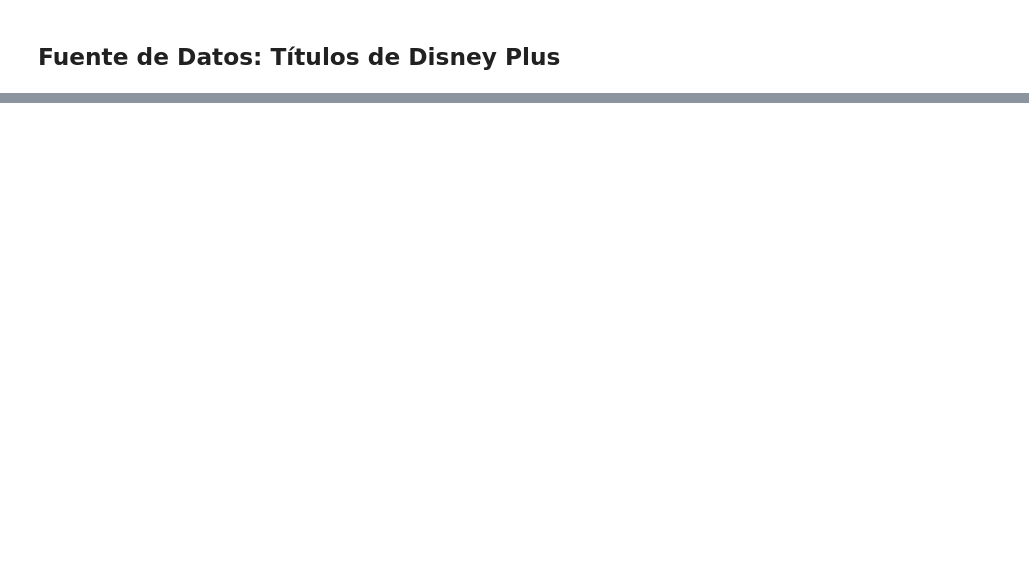
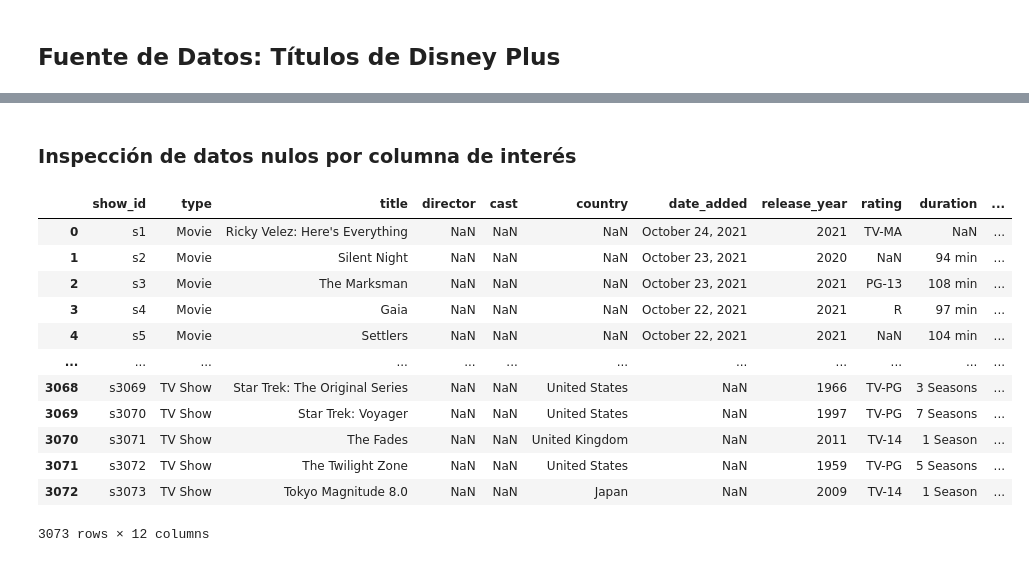
Before and after one commit to JoseSalas98/streaming_catalog_api, a Jupyter notebook: notebooks/eda.ipynb, the cells around one changed output, grey strips where cells are left out. Saved outputs shown, nothing was run; the diff lists cells and outputs as text; code cells hidden in the pictures; blank space fills up the shorter version.

```diff
--- a/notebooks/eda.ipynb
+++ b/notebooks/eda.ipynb
@@ -404,0 +724,21 @@ amz_edit_df = amz_df[columns]
+# %% [markdown]
+<body>
+     <h3> <b> Inspección de datos nulos por columna de interés </b> </h3>
+</body>
+# %%
+#Datos nulos, columna "cast"
+hl_df.loc[hl_df["cast"].isnull()]
+# %% [output]
+|  | show_id | type | title | director | cast | country | date_added | release_year | rating | duration | ... |
+| 0 | s1 | Movie | Ricky Velez: Here's Everything | NaN | NaN | NaN | October 24, 2021 | 2021 | TV-MA | NaN | ... |
+| 1 | s2 | Movie | Silent Night | NaN | NaN | NaN | October 23, 2021 | 2020 | NaN | 94 min | ... |
+| 2 | s3 | Movie | The Marksman | NaN | NaN | NaN | October 23, 2021 | 2021 | PG-13 | 108 min | ... |
+| 3 | s4 | Movie | Gaia | NaN | NaN | NaN | October 22, 2021 | 2021 | R | 97 min | ... |
+| 4 | s5 | Movie | Settlers | NaN | NaN | NaN | October 22, 2021 | 2021 | NaN | 104 min | ... |
+| ... | ... | ... | ... | ... | ... | ... | ... | ... | ... | ... | ... |
+| 3068 | s3069 | TV Show | Star Trek: The Original Series | NaN | NaN | United States | NaN | 1966 | TV-PG | 3 Seasons | ... |
+| 3069 | s3070 | TV Show | Star Trek: Voyager | NaN | NaN | United States | NaN | 1997 | TV-PG | 7 Seasons | ... |
+| 3070 | s3071 | TV Show | The Fades | NaN | NaN | United Kingdom | NaN | 2011 | TV-14 | 1 Season | ... |
+| 3071 | s3072 | TV Show | The Twilight Zone | NaN | NaN | United States | NaN | 1959 | TV-PG | 5 Seasons | ... |
+| 3072 | s3073 | TV Show | Tokyo Magnitude 8.0 | NaN | NaN | Japan | NaN | 2009 | TV-14 | 1 Season | ... |
+3073 rows × 12 columns
```
Also changed, not shown: parts of 37 cells of this notebook.
